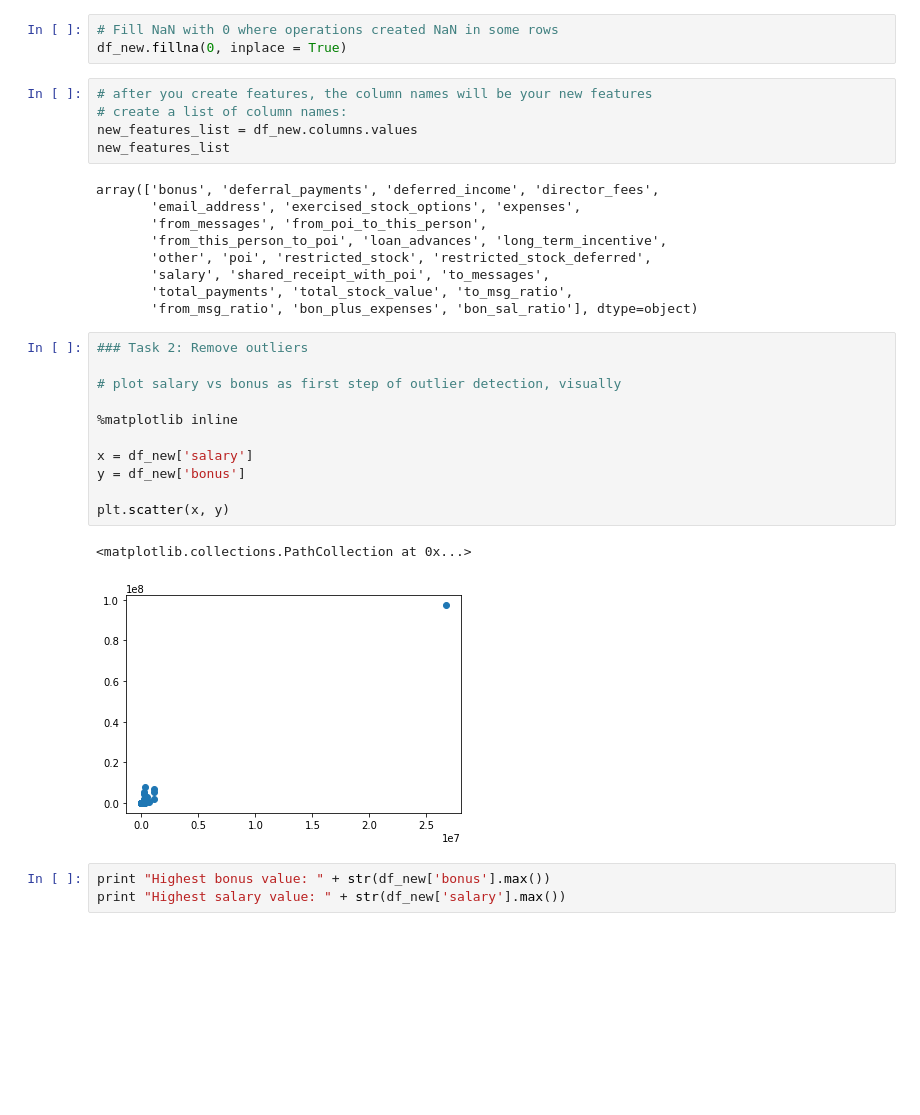
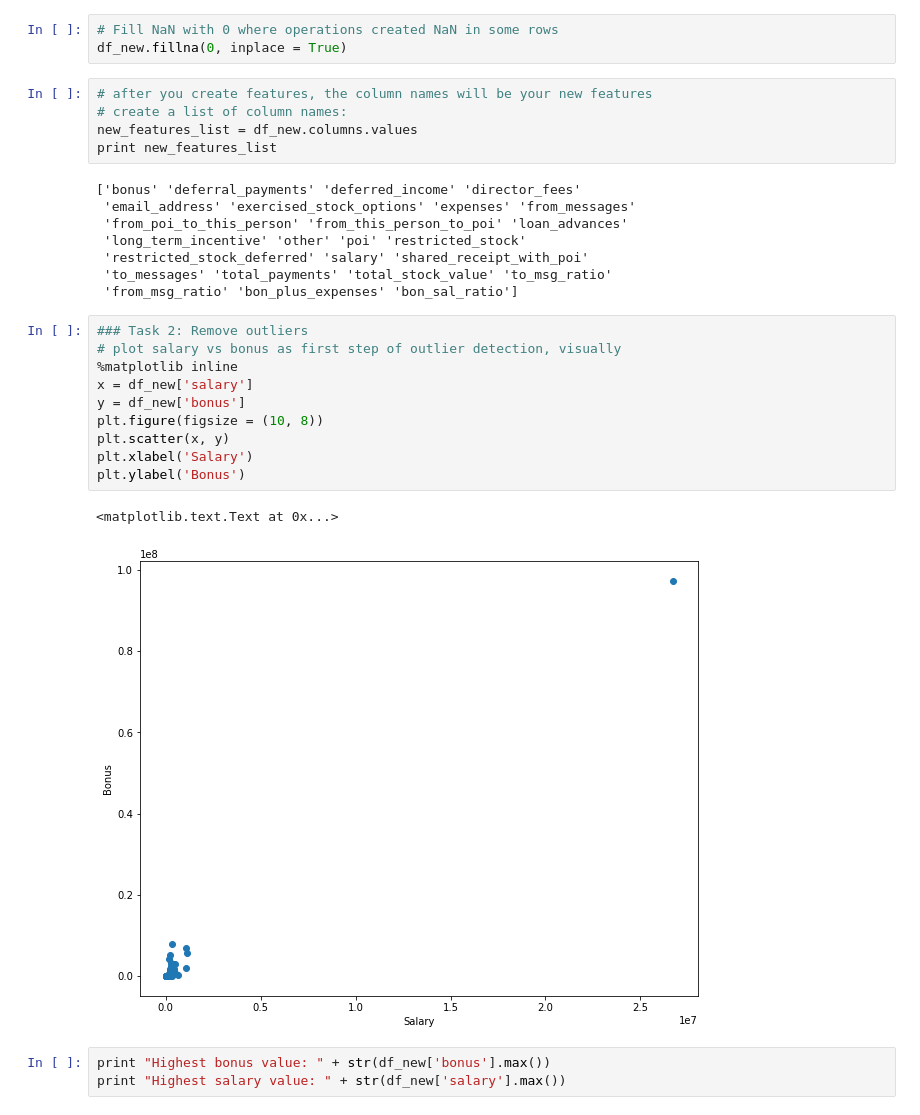
Before and after one commit to SpecCRA/enron_dataset_ml_project, a Jupyter notebook: poi_id.ipynb, the cells around one changed output. Saved outputs shown, nothing was run; the diff lists cells and outputs as text; blank space fills up the shorter version.

```diff
--- a/poi_id.ipynb
+++ b/poi_id.ipynb
@@ -101,30 +96,28 @@ df_new.fillna(0, inplace = True)
 # after you create features, the column names will be your new features
 # create a list of column names:
 new_features_list = df_new.columns.values
-new_features_list
+print new_features_list
 # %% [output]
-array(['bonus', 'deferral_payments', 'deferred_income', 'director_fees',
-       'email_address', 'exercised_stock_options', 'expenses',
-       'from_messages', 'from_poi_to_this_person',
-       'from_this_person_to_poi', 'loan_advances', 'long_term_incentive',
-       'other', 'poi', 'restricted_stock', 'restricted_stock_deferred',
-       'salary', 'shared_receipt_with_poi', 'to_messages',
-       'total_payments', 'total_stock_value', 'to_msg_ratio',
-       'from_msg_ratio', 'bon_plus_expenses', 'bon_sal_ratio'], dtype=object)
+['bonus' 'deferral_payments' 'deferred_income' 'director_fees'
+ 'email_address' 'exercised_stock_options' 'expenses' 'from_messages'
+ 'from_poi_to_this_person' 'from_this_person_to_poi' 'loan_advances'
+ 'long_term_incentive' 'other' 'poi' 'restricted_stock'
+ 'restricted_stock_deferred' 'salary' 'shared_receipt_with_poi'
+ 'to_messages' 'total_payments' 'total_stock_value' 'to_msg_ratio'
+ 'from_msg_ratio' 'bon_plus_expenses' 'bon_sal_ratio']
 # %%
 ### Task 2: Remove outliers
-
 # plot salary vs bonus as first step of outlier detection, visually
-
 %matplotlib inline
-
 x = df_new['salary']
 y = df_new['bonus']
-
+plt.figure(figsize = (10, 8))
 plt.scatter(x, y)
+plt.xlabel('Salary')
+plt.ylabel('Bonus')
 # %% [output]
-<matplotlib.collections.PathCollection at 0x...>
+<matplotlib.text.Text at 0x...>
-[figure, old version]
+[figure, new version]
 # %%
 print "Highest bonus value: " + str(df_new['bonus'].max())
 print "Highest salary value: " + str(df_new['salary'].max())
```
Also changed, not shown: parts of 17 cells of this notebook, 3 other files.
